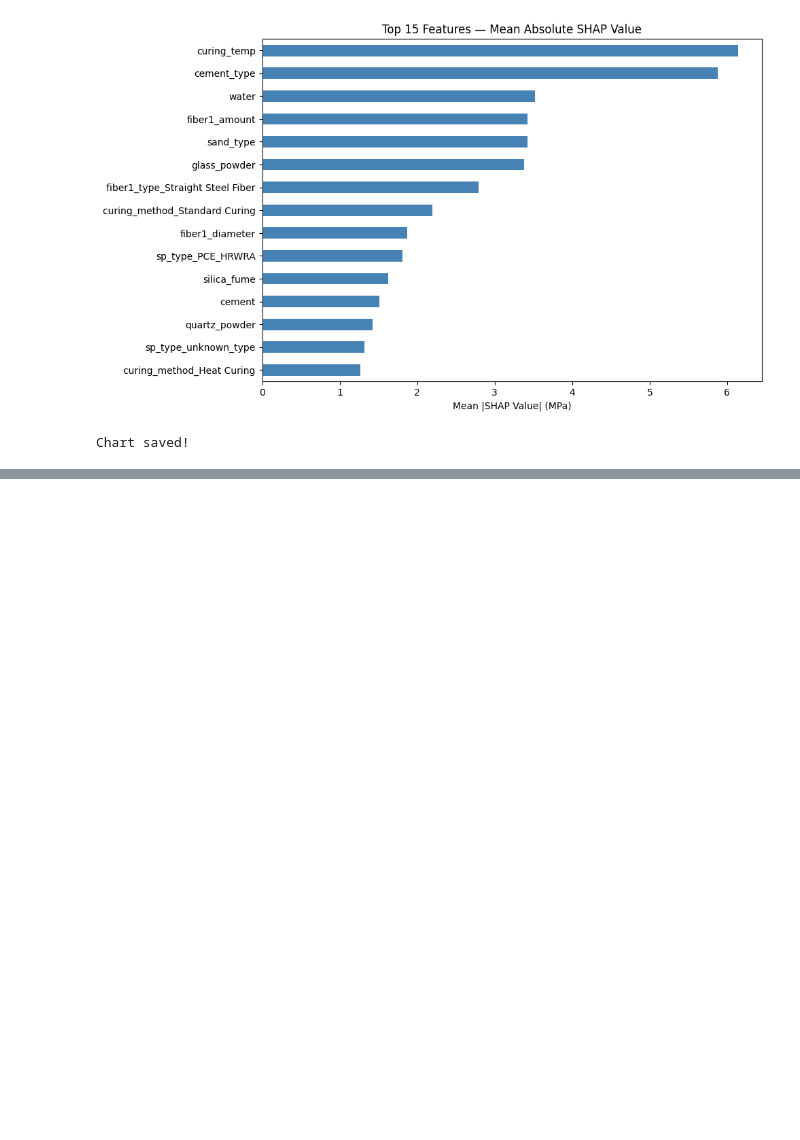
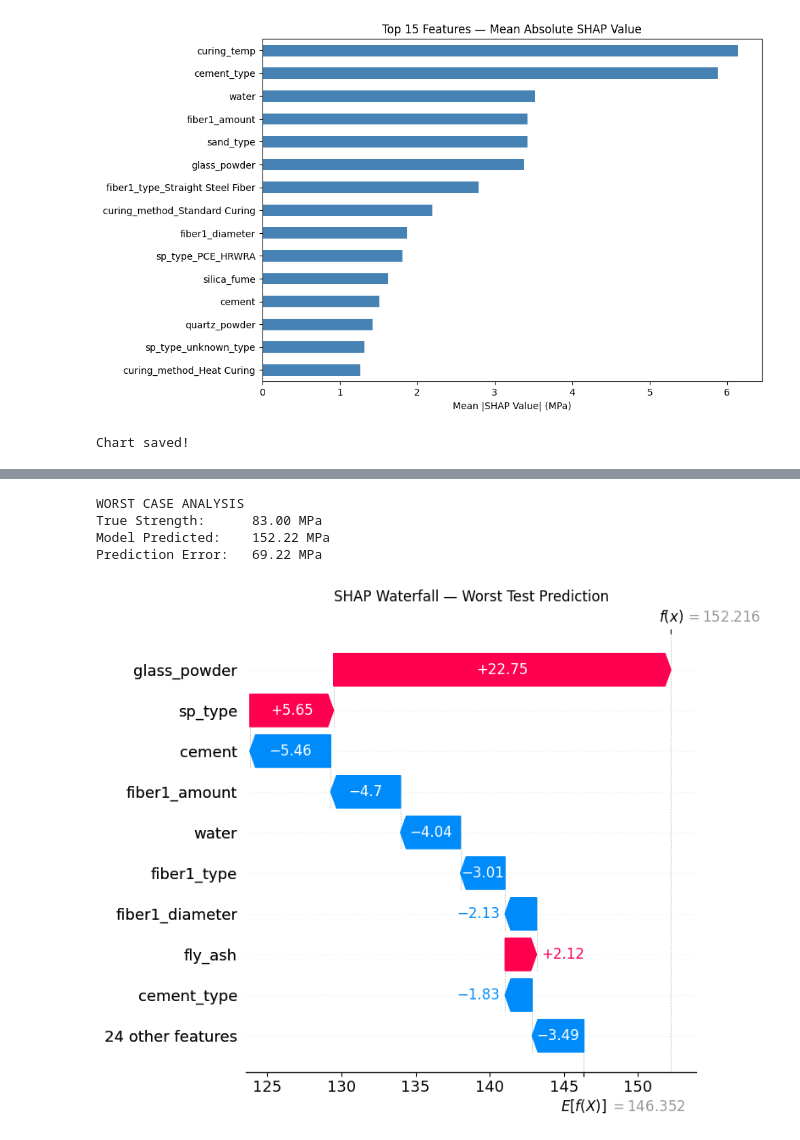
Before and after one commit to Jocund96/Data-to-Design-ML, a Jupyter notebook: S3_Tree/week10_shap.ipynb, the cells around one changed output, grey strips where cells are left out. Drawn from its saved outputs; the diff is of its cells as text; code cells hidden in the pictures; blank space fills up the shorter version.

```diff
--- a/S3_Tree/week10_shap.ipynb
+++ b/S3_Tree/week10_shap.ipynb
@@ -536,0 +542,34 @@ Why did the model fail?
+# %%
+et_test_pred = et_pipeline.predict(X_test_raw)
+errors = np.abs(y_test.values - et_test_pred)
+worst_pos = int(np.argmax(errors))
+
+print("WORST CASE ANALYSIS")
+print(f"True Strength:      {y_test.values[worst_pos]:.2f} MPa")
+print(f"Model Predicted:    {et_test_pred[worst_pos]:.2f} MPa")
+print(f"Prediction Error:   {errors[worst_pos]:.2f} MPa")
+
+worst_shap_raw = shap_by_raw.iloc[worst_pos]
+
+base_value = explainer.expected_value
+if isinstance(base_value, np.ndarray):
+    base_value = float(base_value[0])
+
+explanation = shap.Explanation(
+    values=worst_shap_raw.values,
+    base_values=base_value,
+    feature_names=raw_features
+)
+
+plt.figure(figsize=(10, 6))
+shap.waterfall_plot(explanation, max_display=10, show=False)
+plt.title('SHAP Waterfall — Worst Test Prediction')
+plt.tight_layout()
+plt.savefig('shap_waterfall_worst_case.png', dpi=150, bbox_inches='tight')
+plt.show()
+# %% [output]
+WORST CASE ANALYSIS
+True Strength:      83.00 MPa
+Model Predicted:    152.22 MPa
+Prediction Error:   69.22 MPa
+[figure, added]
```
Also changed, not shown: parts of 15 cells of this notebook, 3 other files.
